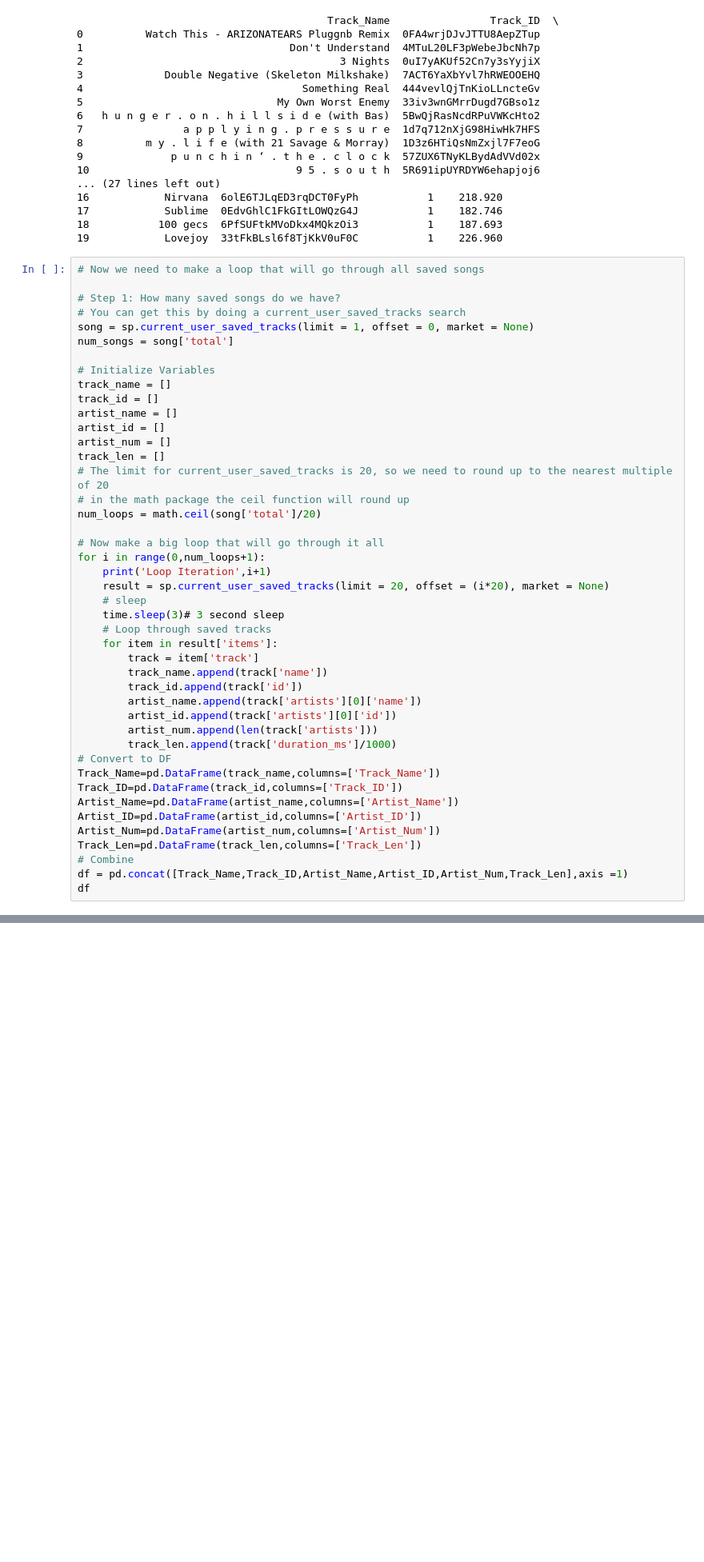
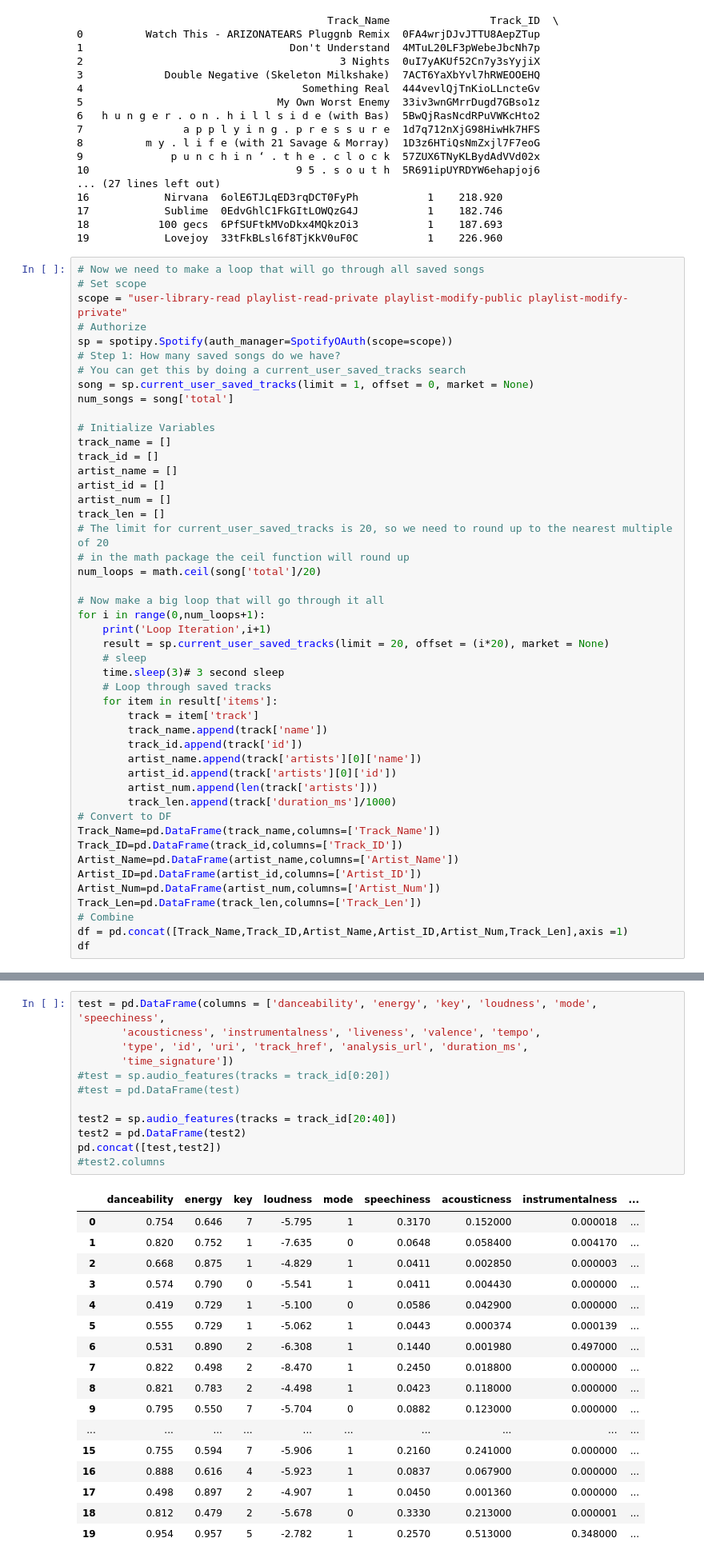
Before and after one commit to gossdante/spotify_repo, a Jupyter notebook: Spotify_Workbook.ipynb, the cells around one changed output, grey strips where cells are left out. Shown at 80% size. Saved outputs shown, nothing was run; the diff lists cells and outputs as text; blank space fills up the shorter version.

Commit message:
broken loop for audio features

```diff
--- a/Spotify_Workbook.ipynb
+++ b/Spotify_Workbook.ipynb
@@ -235,7 +237,10 @@ print(df)
 19            Lovejoy  33tFkBLsl6f8TjKkV0uF0C           1    226.960
 # %%
 # Now we need to make a loop that will go through all saved songs
-
+# Set scope
+scope = "user-library-read playlist-read-private playlist-modify-public playlist-modify-private"
+# Authorize
+sp = spotipy.Spotify(auth_manager=SpotifyOAuth(scope=scope))
 # Step 1: How many saved songs do we have?
 # You can get this by doing a current_user_saved_tracks search
 song = sp.current_user_saved_tracks(limit = 1, offset = 0, market = None)
@@ -312,0 +353,30 @@ Loop Iteration 114
+# %%
+test = pd.DataFrame(columns = ['danceability', 'energy', 'key', 'loudness', 'mode', 'speechiness',
+       'acousticness', 'instrumentalness', 'liveness', 'valence', 'tempo',
+       'type', 'id', 'uri', 'track_href', 'analysis_url', 'duration_ms',
+       'time_signature'])
+#test = sp.audio_features(tracks = track_id[0:20])
+#test = pd.DataFrame(test)
+
+test2 = sp.audio_features(tracks = track_id[20:40])
+test2 = pd.DataFrame(test2)
+pd.concat([test,test2])
+#test2.columns
+# %% [output]
+|  | danceability | energy | key | loudness | mode | speechiness | acousticness | instrumentalness | ... |
+| 0 | 0.754 | 0.646 | 7 | -5.795 | 1 | 0.3170 | 0.152000 | 0.000018 | ... |
+| 1 | 0.820 | 0.752 | 1 | -7.635 | 0 | 0.0648 | 0.058400 | 0.004170 | ... |
+| 2 | 0.668 | 0.875 | 1 | -4.829 | 1 | 0.0411 | 0.002850 | 0.000003 | ... |
+| 3 | 0.574 | 0.790 | 0 | -5.541 | 1 | 0.0411 | 0.004430 | 0.000000 | ... |
+| 4 | 0.419 | 0.729 | 1 | -5.100 | 0 | 0.0586 | 0.042900 | 0.000000 | ... |
+| 5 | 0.555 | 0.729 | 1 | -5.062 | 1 | 0.0443 | 0.000374 | 0.000139 | ... |
+| 6 | 0.531 | 0.890 | 2 | -6.308 | 1 | 0.1440 | 0.001980 | 0.497000 | ... |
+| 7 | 0.822 | 0.498 | 2 | -8.470 | 1 | 0.2450 | 0.018800 | 0.000000 | ... |
+| 8 | 0.821 | 0.783 | 2 | -4.498 | 1 | 0.0423 | 0.118000 | 0.000000 | ... |
+| 9 | 0.795 | 0.550 | 7 | -5.704 | 0 | 0.0882 | 0.123000 | 0.000000 | ... |
+| ... | ... | ... | ... | ... | ... | ... | ... | ... | ... |
+| 15 | 0.755 | 0.594 | 7 | -5.906 | 1 | 0.2160 | 0.241000 | 0.000000 | ... |
+| 16 | 0.888 | 0.616 | 4 | -5.923 | 1 | 0.0837 | 0.067900 | 0.000000 | ... |
+| 17 | 0.498 | 0.897 | 2 | -4.907 | 1 | 0.0450 | 0.001360 | 0.000000 | ... |
+| 18 | 0.812 | 0.479 | 2 | -5.678 | 0 | 0.3330 | 0.213000 | 0.000001 | ... |
+| 19 | 0.954 | 0.957 | 5 | -2.782 | 1 | 0.2570 | 0.513000 | 0.348000 | ... |
```
Also changed, not shown: parts of 6 cells of this notebook.
